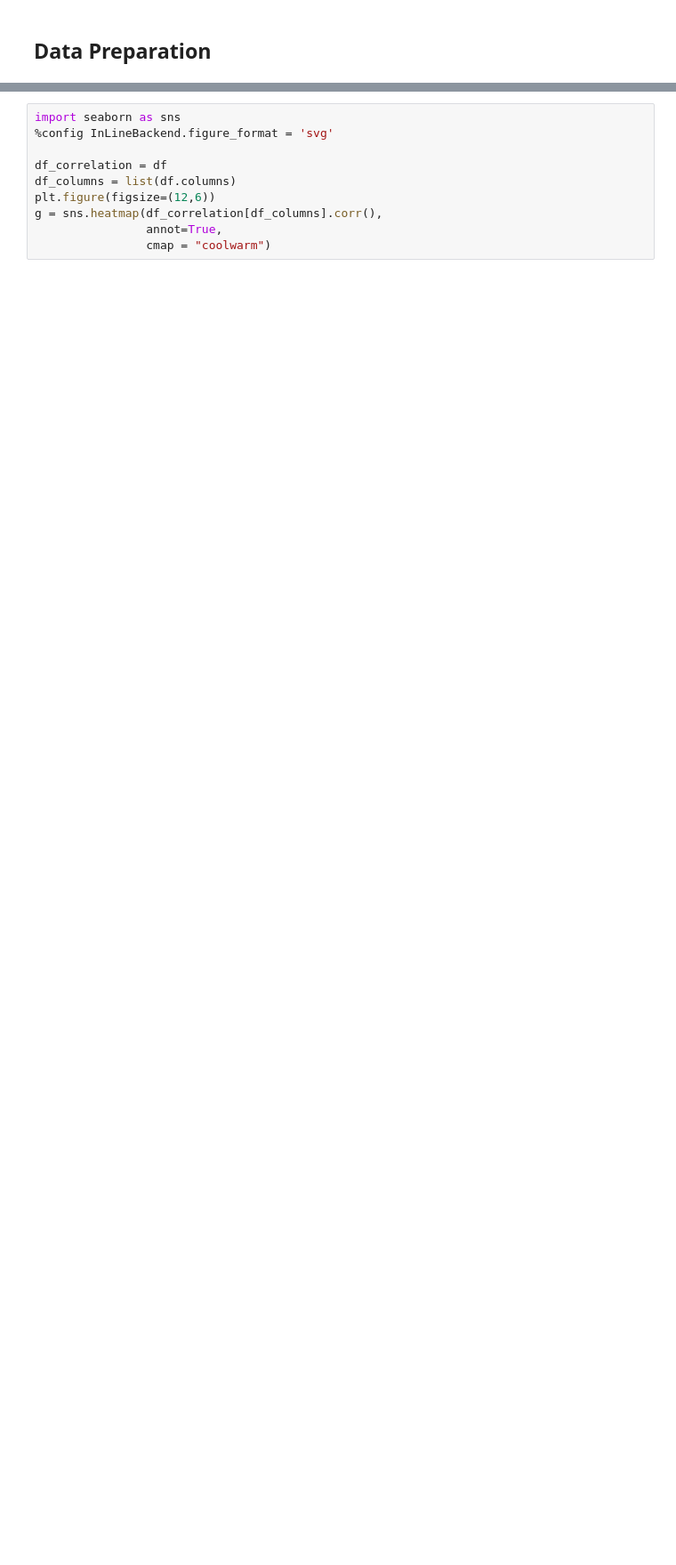
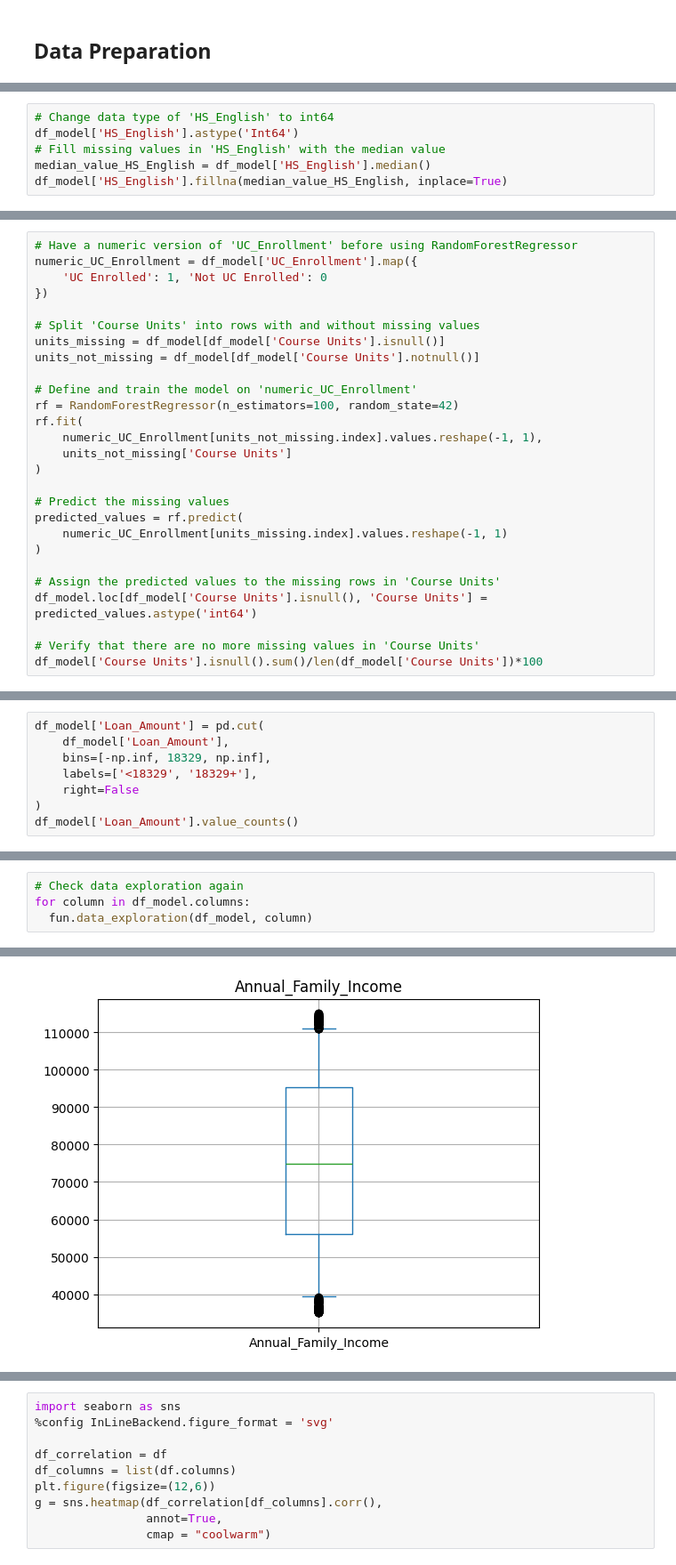
Before and after one commit to mjvillamayor/IST340-Final-Project, a Jupyter notebook: KDDM_Project.ipynb, the cells around one changed output, grey strips where cells are left out. Shown at 89% size. Drawn from its saved outputs; the diff is of its cells as text; blank space fills up the shorter version.

Commit message:
Updated Data Preparation Section

```diff
--- a/KDDM_Project.ipynb
+++ b/KDDM_Project.ipynb
@@ -1204,0 +1319,6 @@ fun.data_exploration(df, 'no_payment_due')
+# %%
+# Change data type of 'HS_English' to int64
+df_model['HS_English'].astype('Int64')
+# Fill missing values in 'HS_English' with the median value
+median_value_HS_English = df_model['HS_English'].median()
+df_model['HS_English'].fillna(median_value_HS_English, inplace=True)
@@ -1204,0 +1367,27 @@ fun.data_exploration(df, 'no_payment_due')
+# %%
+# Have a numeric version of 'UC_Enrollment' before using RandomForestRegressor
+numeric_UC_Enrollment = df_model['UC_Enrollment'].map({
+    'UC Enrolled': 1, 'Not UC Enrolled': 0
+})
+
+# Split 'Course Units' into rows with and without missing values
+units_missing = df_model[df_model['Course Units'].isnull()]
+units_not_missing = df_model[df_model['Course Units'].notnull()]
+
+# Define and train the model on 'numeric_UC_Enrollment'
+rf = RandomForestRegressor(n_estimators=100, random_state=42)
+rf.fit(
+    numeric_UC_Enrollment[units_not_missing.index].values.reshape(-1, 1),
+    units_not_missing['Course Units']
+)
+
+# Predict the missing values
+predicted_values = rf.predict(
+    numeric_UC_Enrollment[units_missing.index].values.reshape(-1, 1)
+)
+
+# Assign the predicted values to the missing rows in 'Course Units'
+df_model.loc[df_model['Course Units'].isnull(), 'Course Units'] = predicted_values.astype('int64')
+
+# Verify that there are no more missing values in 'Course Units'
+df_model['Course Units'].isnull().sum()/len(df_model['Course Units'])*100
@@ -1204,0 +1405,8 @@ fun.data_exploration(df, 'no_payment_due')
+# %%
+df_model['Loan_Amount'] = pd.cut(
+    df_model['Loan_Amount'],
+    bins=[-np.inf, 18329, np.inf],
+    labels=['<18329', '18329+'],
+    right=False
+)
+df_model['Loan_Amount'].value_counts()
@@ -1204,0 +1441,5 @@ fun.data_exploration(df, 'no_payment_due')
+# %%
+# Check data exploration again
+for column in df_model.columns:
+  fun.data_exploration(df_model, column)
+# %% [output]
@@ -1204,0 +1453 @@ fun.data_exploration(df, 'no_payment_due')
+[figure, added]
```
Also changed, not shown: parts of 40 cells of this notebook, 1 other file.
